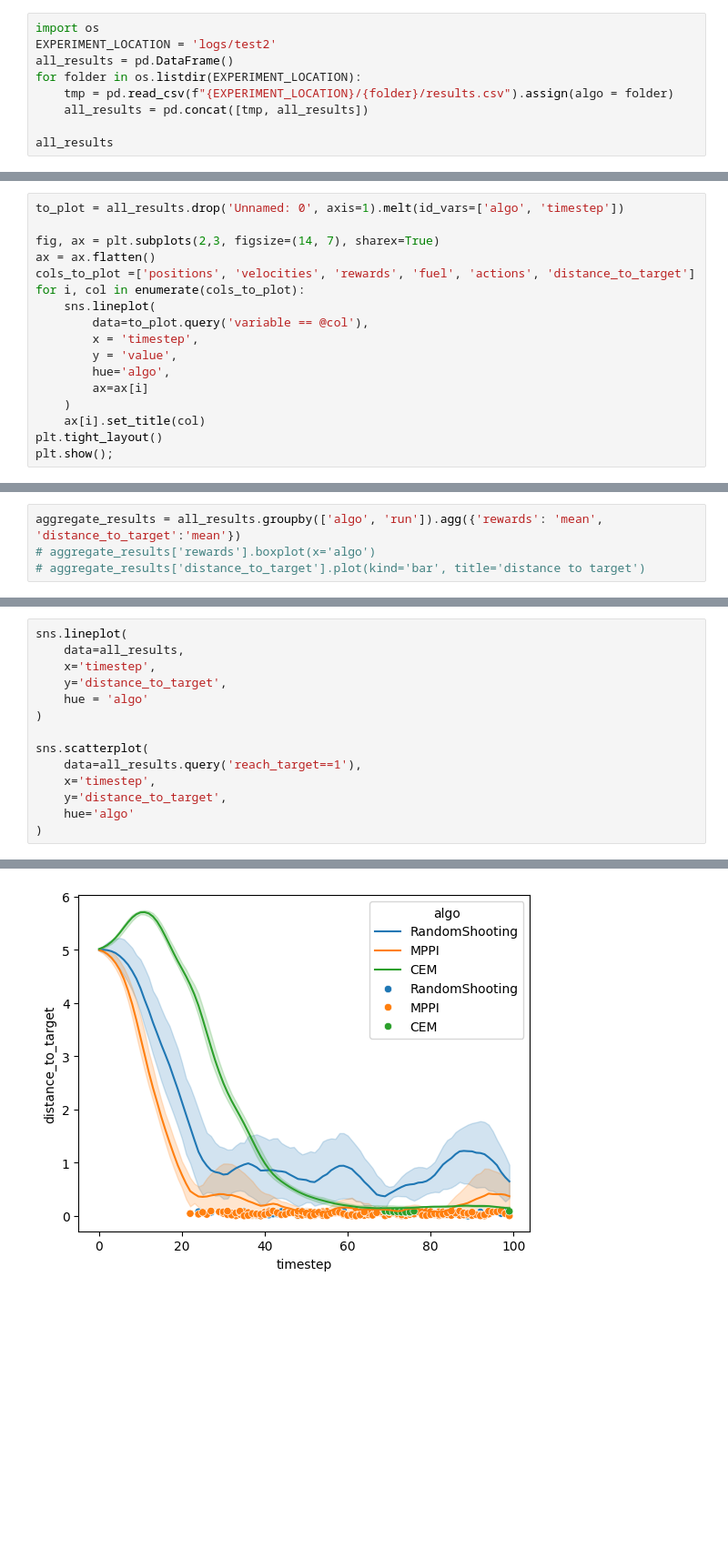
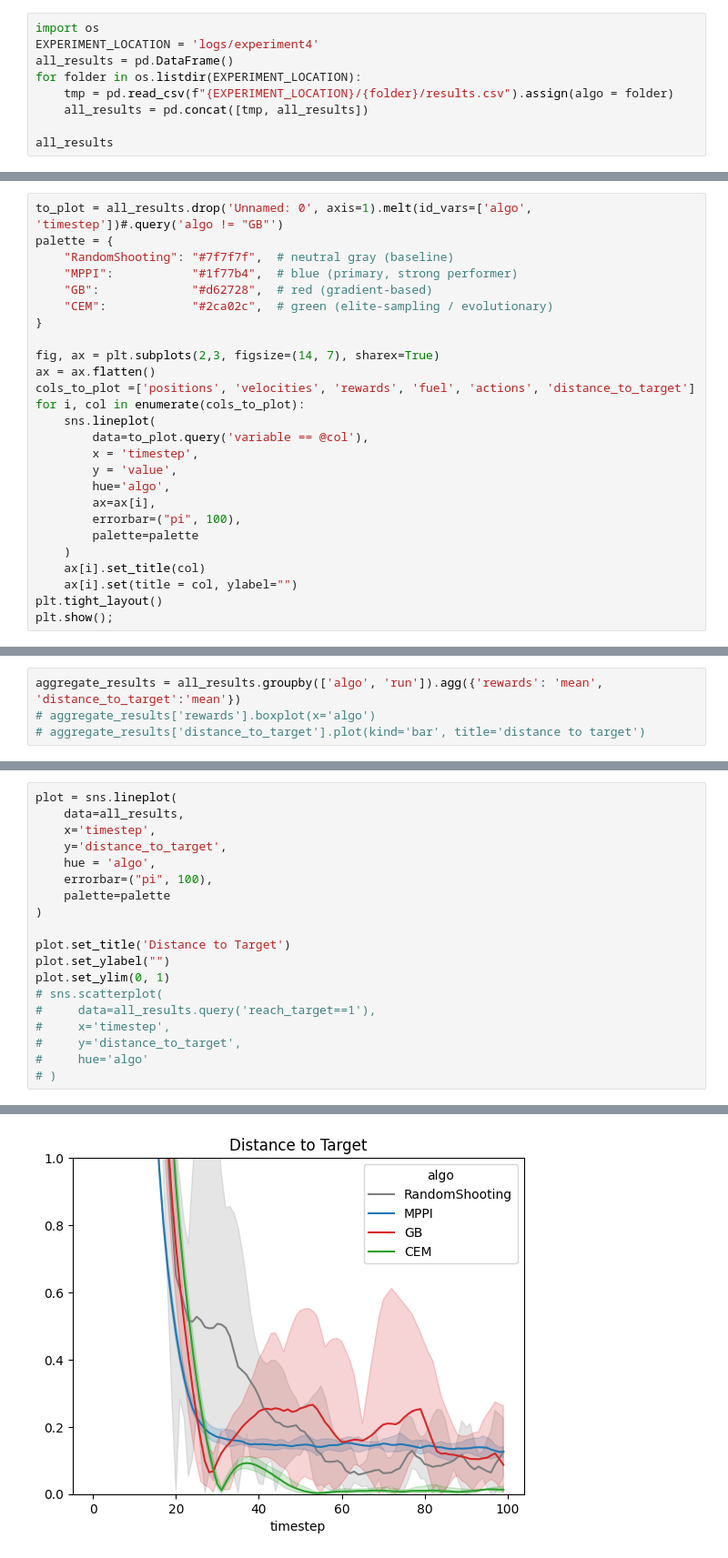
Before and after one commit to gdubbs100/mpc_experiment, a Jupyter notebook: src/analysis.ipynb, the cells around one changed output, grey strips where cells are left out. Shown at 91% size. Cells and saved outputs as stored; diff of their text form; blank space fills up the shorter version.

```diff
--- a/src/analysis.ipynb
+++ b/src/analysis.ipynb
@@ -5,7 +5,7 @@ import matplotlib.pyplot as plt
 import seaborn as sns
 # %%
 import os
-EXPERIMENT_LOCATION = 'logs/test2'
+EXPERIMENT_LOCATION = 'logs/experiment4'
 all_results = pd.DataFrame()
 for folder in os.listdir(EXPERIMENT_LOCATION):
     tmp = pd.read_csv(f"{EXPERIMENT_LOCATION}/{folder}/results.csv").assign(algo = folder)
@@ -40,5 +40,11 @@ sns.lineplot(
 # %%
-to_plot = all_results.drop('Unnamed: 0', axis=1).melt(id_vars=['algo', 'timestep'])
+to_plot = all_results.drop('Unnamed: 0', axis=1).melt(id_vars=['algo', 'timestep'])#.query('algo != "GB"')
+palette = {
+    "RandomShooting": "#7f7f7f",  # neutral gray (baseline)
+    "MPPI":           "#1f77b4",  # blue (primary, strong performer)
+    "GB":             "#d62728",  # red (gradient-based)
+    "CEM":            "#2ca02c",  # green (elite-sampling / evolutionary)
+}
 
 fig, ax = plt.subplots(2,3, figsize=(14, 7), sharex=True)
 ax = ax.flatten()
@@ -49,9 +55,12 @@ for i, col in enumerate(cols_to_plot):
         x = 'timestep',
         y = 'value',
         hue='algo',
-        ax=ax[i]
+        ax=ax[i],
+        errorbar=("pi", 100),
+        palette=palette
     )
     ax[i].set_title(col)
+    ax[i].set(title = col, ylabel="")
 plt.tight_layout()
 plt.show();
 # %% [output]
@@ -96,15 +112,20 @@ sns.scatterplot(
 # %%
-sns.lineplot(
+plot = sns.lineplot(
     data=all_results,
     x='timestep',
     y='distance_to_target',
-    hue = 'algo'
+    hue = 'algo',
+    errorbar=("pi", 100),
+    palette=palette
 )
 
-sns.scatterplot(
-    data=all_results.query('reach_target==1'),
-    x='timestep',
-    y='distance_to_target',
-    hue='algo'
-)
+plot.set_title('Distance to Target')
+plot.set_ylabel("")
+plot.set_ylim(0, 1)
+# sns.scatterplot(
+#     data=all_results.query('reach_target==1'),
+#     x='timestep',
+#     y='distance_to_target',
+#     hue='algo'
+# )
 # %% [output]
@@ -112 +133 @@ sns.scatterplot(
-[figure, old version]
+[figure, new version]
```
Also changed, not shown: parts of 8 cells of this notebook, 4 other files.
